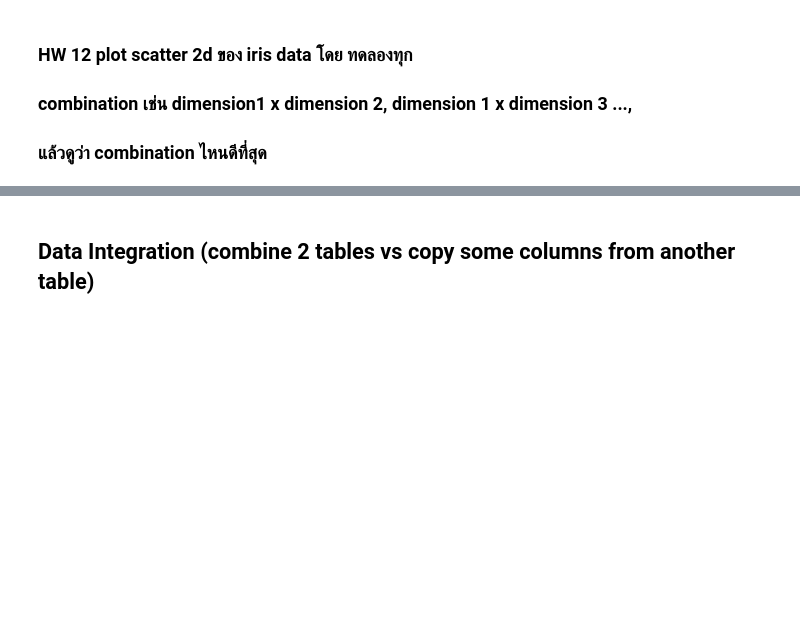
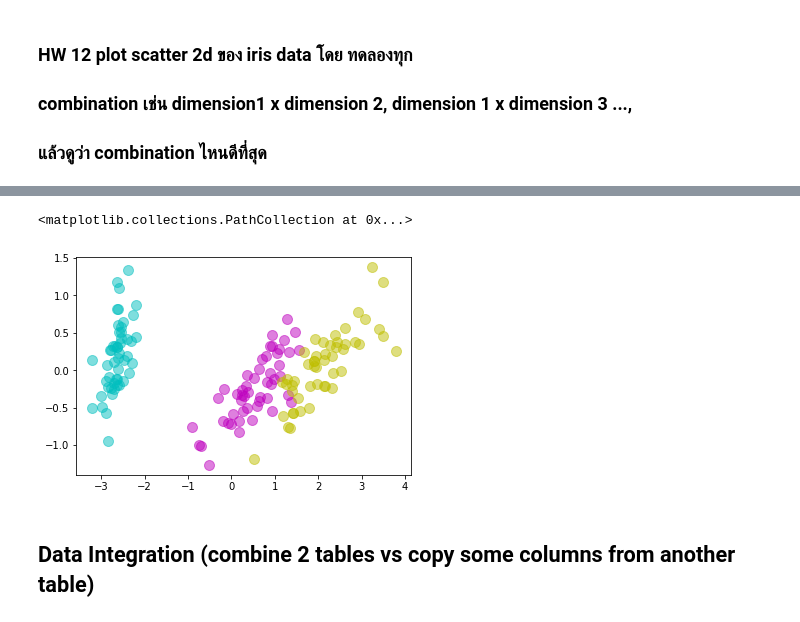
Before and after one commit to tohnperfect/DPDM, a Jupyter notebook: Pandas_and_Data_Preprocessing_101.ipynb, the cells around one changed output, grey strips where cells are left out. Cells and saved outputs as stored; diff of their text form; code cells hidden in the pictures; blank space fills up the shorter version.

```diff
--- a/Pandas_and_Data_Preprocessing_101.ipynb
+++ b/Pandas_and_Data_Preprocessing_101.ipynb
@@ -716,0 +740,2 @@ plt.scatter(iris_data['data'][:50,0],iris_data['data'][100:150,1],s=100,c='y',al
+# %%
+model_pca = PCA(n_components=2)
@@ -716,0 +746,2 @@ plt.scatter(iris_data['data'][:50,0],iris_data['data'][100:150,1],s=100,c='y',al
+# %%
+X_reduced = model_pca.fit_transform(iris_data['data'])
@@ -717,3 +752,10 @@ plt.scatter(iris_data['data'][:50,0],iris_data['data'][100:150,1],s=100,c='y',al
+# %%
+plt.scatter(X_reduced[:50,0],X_reduced[:50,1],s=100,c='c',alpha=0.5)
+plt.scatter(X_reduced[50:100,0],X_reduced[50:100,1],s=100,c='m',alpha=0.5)
+plt.scatter(X_reduced[100:150,0],X_reduced[100:150,1],s=100,c='y',alpha=0.5)
+# %% [output]
+<matplotlib.collections.PathCollection at 0x...>
+[figure, added]
 # %% [markdown]
 
 
```
Also changed, not shown: parts of 19 cells of this notebook.
